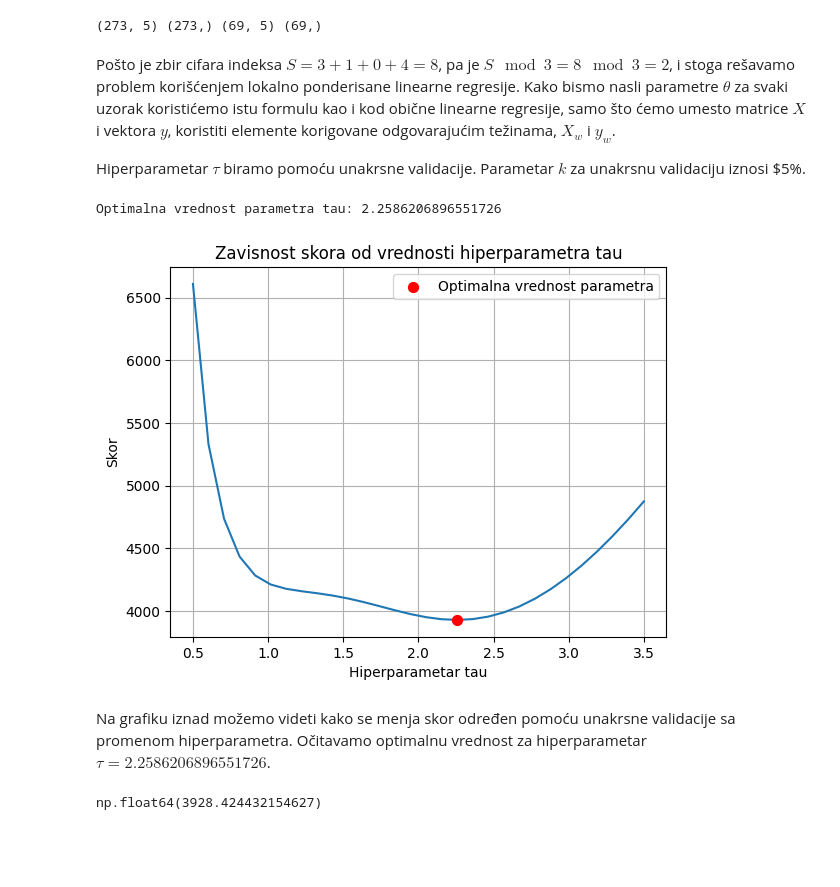
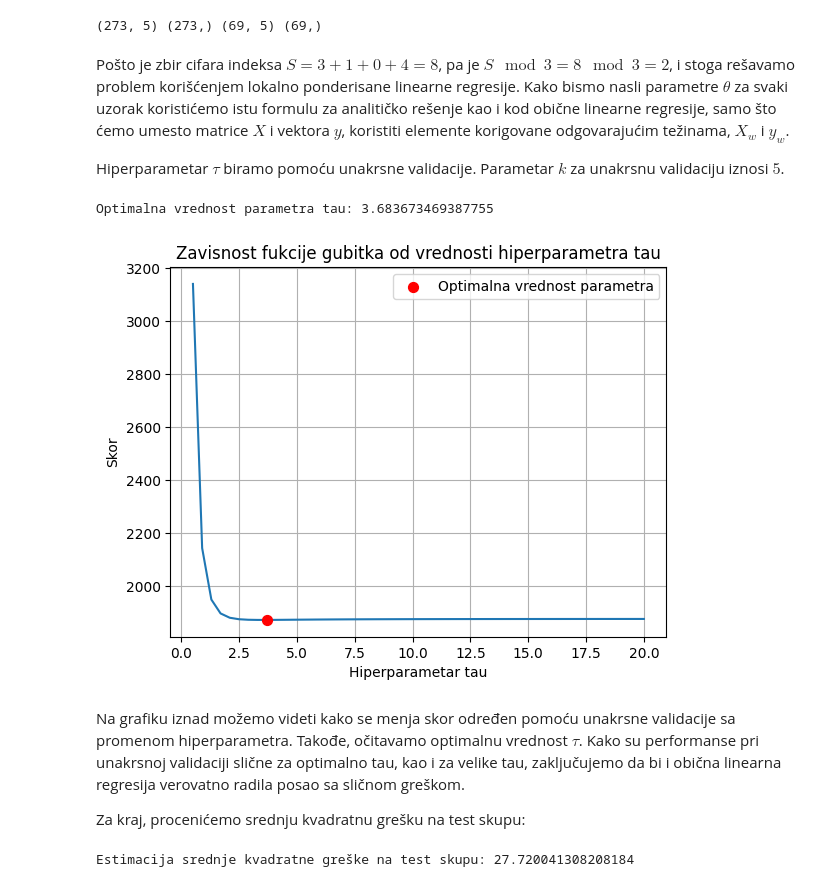
Before and after one commit to msisovic/MU-DZ-GLM, a Jupyter notebook: marko-sisovic-mu-dz1/zadatak1.ipynb, the cells around one changed output. Cells and saved outputs as stored; diff of their text form; code cells hidden in the pictures; blank space fills up the shorter version.

```diff
--- a/marko-sisovic-mu-dz1/zadatak1.ipynb
+++ b/marko-sisovic-mu-dz1/zadatak1.ipynb
@@ -26,9 +26,9 @@ print(x_train.shape, y_train.shape, x_test.shape, y_test.shape)
 # %% [output]
 (273, 5) (273,) (69, 5) (69,)
 # %% [markdown]
-Pošto je zbir cifara indeksa $S = 3 + 1 + 0 + 4 = 8$, pa je $S\mod 3 = 8 \mod 3 = 2$, i stoga rešavamo problem korišćenjem lokalno ponderisane linearne regresije. Kako bismo nasli parametre $\theta$ za svaki uzorak koristićemo istu formulu kao i kod obične linearne regresije, samo što ćemo umesto matrice $X$ i vektora $y$, koristiti elemente korigovane odgovarajućim težinama, $X_w$ i $y_w$.
+Pošto je zbir cifara indeksa $S = 3 + 1 + 0 + 4 = 8$, pa je $S\mod 3 = 8 \mod 3 = 2$, i stoga rešavamo problem korišćenjem lokalno ponderisane linearne regresije. Kako bismo nasli parametre $\theta$ za svaki uzorak koristićemo istu formulu za analitičko rešenje kao i kod obične linearne regresije, samo što ćemo umesto matrice $X$ i vektora $y$, koristiti elemente korigovane odgovarajućim težinama, $X_w$ i $y_w$.
 
-Hiperparametar $\tau$ biramo pomoću unakrsne validacije. Parametar $k$ za unakrsnu validaciju iznosi $5%.
+Hiperparametar $\tau$ biramo pomoću unakrsne validacije. Parametar $k$ za unakrsnu validaciju iznosi $5$.
 # %%
 def calculate_weight(x_star, x, tau):
     return np.exp(-np.linalg.norm(x_star - x)**2/(2*tau**2))
@@ -38,11 +38,16 @@ def estimate_y(x_star, tau, x, y):
     x_std = np.std(x, axis=0)
     x = (x - x_mean)/x_std
     x_star = (x_star - x_mean)/x_std
+
+    x = np.hstack((np.ones((x.shape[0], 1)), x))
+    x_star = np.insert(x_star, 0, 1)
+
     y = y[:, np.newaxis]
 
     w = np.apply_along_axis(lambda row: calculate_weight(x_star, row, tau), axis = 1, arr = x)
     w = w[:, np.newaxis]
-    xw, yw = x*w, y*w
+    w_sqrt = np.sqrt(w)
+    xw, yw = x*w_sqrt, y*w_sqrt
 
     theta = np.linalg.inv(xw.T@xw)@xw.T@yw
 
@@ -67,34 +72,38 @@ def estimate_error(tau, k = 5):
         err_vector = np.append(err_vector, err)
     return np.mean(err_vector)
 
-tau_arr = np.linspace(0.5, 3.5, 30)
+tau_arr = np.linspace(0.5, 20, 50)
 estimate_error_vectorized = np.vectorize(lambda tau: estimate_error(tau))
 err_arr = estimate_error_vectorized(tau_arr)
 # %%
 min_index = np.argmin(err_arr)
 tau_opt = tau_arr[min_index]
 err_opt = err_arr[min_index]
-print("Optimalna vrednost parametra tau:", tau_opt, sep = ' ')
+print("Optimalna vrednost hiperparametra tau:", tau_opt, sep = ' ')
 # %% [output]
-Optimalna vrednost parametra tau: 2.2586206896551726
+Optimalna vrednost parametra tau: 3.683673469387755
 # %%
 plt.plot(tau_arr, err_arr)
 
 plt.xlabel('Hiperparametar tau')
 plt.ylabel('Skor')
-plt.title('Zavisnost skora od vrednosti hiperparametra tau')
+plt.title('Zavisnost fukcije gubitka od vrednosti hiperparametra tau')
 
 plt.scatter(tau_opt, err_opt, color='red', s=50, label=f"Optimalna vrednost parametra", zorder=5)
 
 plt.grid(True)
 
 plt.legend()
 plt.show()
 # %% [output]
-[figure, old version]
+[figure, new version]
 # %% [markdown]
-Na grafiku iznad možemo videti kako se menja skor određen pomoću unakrsne validacije sa promenom hiperparametra. Očitavamo optimalnu vrednost za hiperparametar $\tau = 2.2586206896551726$.
+Na grafiku iznad možemo videti kako se menja skor određen pomoću unakrsne validacije sa promenom hiperparametra. Takođe, očitavamo optimalnu vrednost $\tau$. Kako su performanse pri unakrsnoj validaciji slične za optimalno tau, kao i za velike tau, zaključujemo da bi i obična linearna regresija verovatno radila posao sa sličnom greškom.
+
+Za kraj, procenićemo srednju kvadratnu grešku na test skupu:
-# %%
-estimate_error(tau_opt)
-# %% [output]
-np.float64(3928.424432154627)
+# %%
+y_test_est = np.apply_along_axis(lambda row: estimate_y(row, tau_opt, x_train, y_train), axis = 1, arr = x_test)
+err_est = np.linalg.norm(y_test_est - y_test[:, np.newaxis])**2/y_test.shape[0]
+print("Estimacija srednje kvadratne greške na test skupu: ", err_est, sep = "")
+# %% [output]
+Estimacija srednje kvadratne greške na test skupu: 27.720041308208184
```
Also changed, not shown: parts of 6 cells of this notebook.
